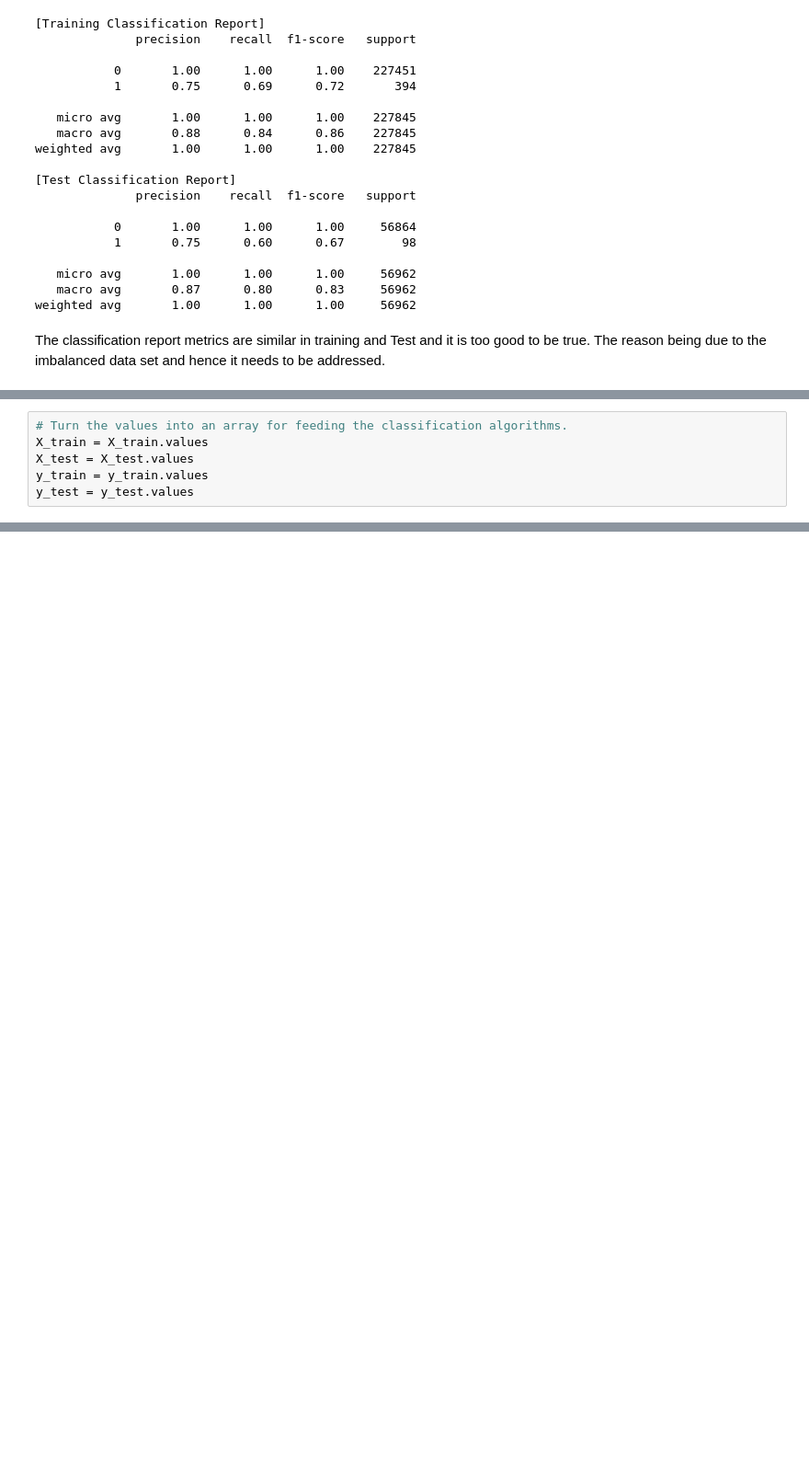
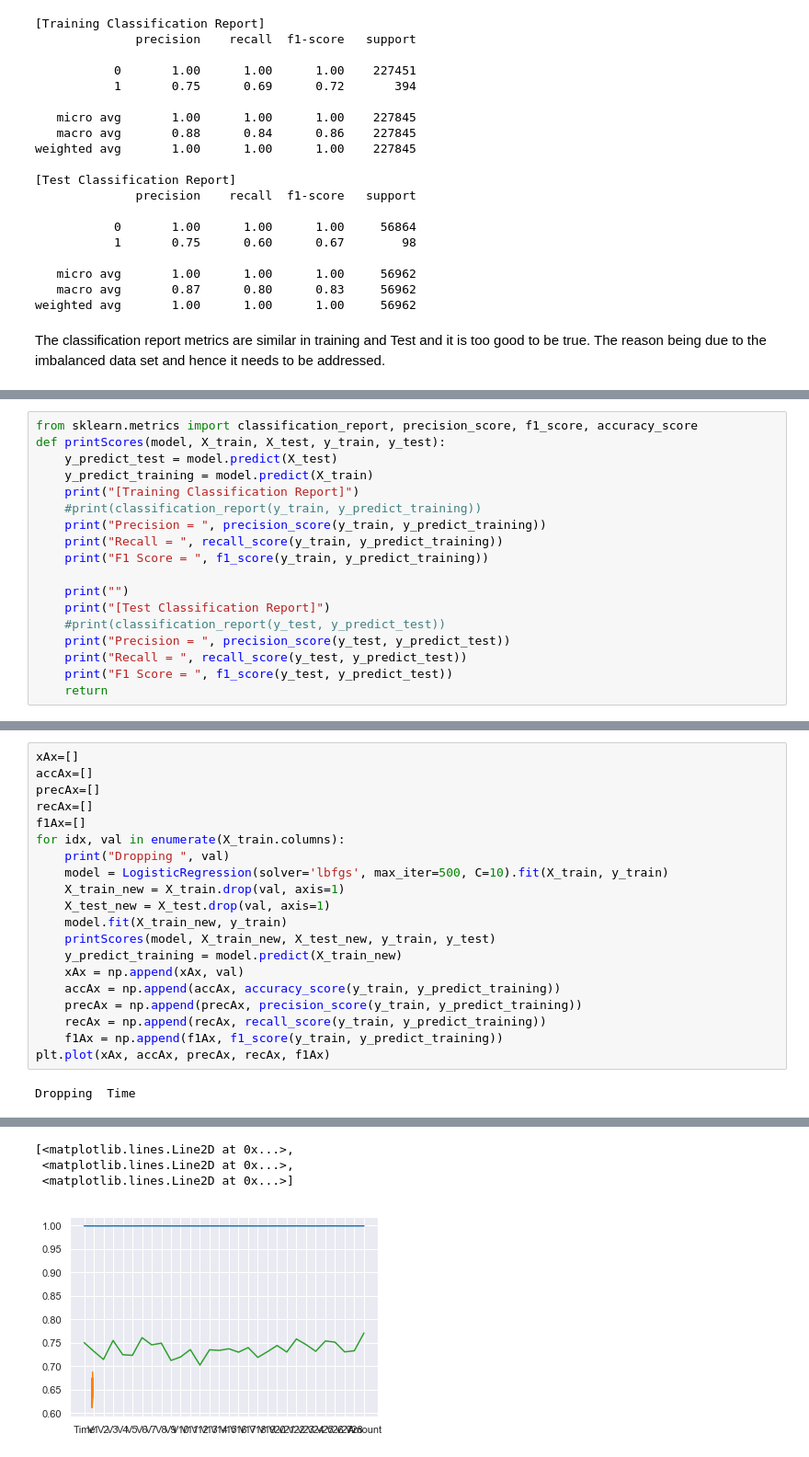
Before and after one commit to harineem1/Springboard01, a Jupyter notebook: Capstone/Capstone 1/Code/CP1 Using Logistic Regression.ipynb, the cells around one changed output, grey strips where cells are left out. Shown at 92% size. Cells and saved outputs as stored; diff of their text form; blank space fills up the shorter version.

```diff
--- a/Capstone/Capstone 1/Code/CP1 Using Logistic Regression.ipynb
+++ b/Capstone/Capstone 1/Code/CP1 Using Logistic Regression.ipynb
@@ -347,6 +269,0 @@ X_train, X_test, y_train, y_test = train_test_split(X, y, test_size=0.2, random_
-# %%
-# Turn the values into an array for feeding the classification algorithms.
-X_train = X_train.values
-X_test = X_test.values
-y_train = y_train.values
-y_test = y_test.values
@@ -495,0 +272,18 @@ print (undersample_score)
+# %%
+from sklearn.metrics import classification_report, precision_score, f1_score, accuracy_score
+def printScores(model, X_train, X_test, y_train, y_test):
+    y_predict_test = model.predict(X_test)
+    y_predict_training = model.predict(X_train)
+    print("[Training Classification Report]")
+    #print(classification_report(y_train, y_predict_training))
+    print("Precision = ", precision_score(y_train, y_predict_training))
+    print("Recall = ", recall_score(y_train, y_predict_training))
+    print("F1 Score = ", f1_score(y_train, y_predict_training))
+
+    print("")
+    print("[Test Classification Report]")
+    #print(classification_report(y_test, y_predict_test))
+    print("Precision = ", precision_score(y_test, y_predict_test))
+    print("Recall = ", recall_score(y_test, y_predict_test))
+    print("F1 Score = ", f1_score(y_test, y_predict_test))
+    return
@@ -495,0 +302,22 @@ print (undersample_score)
+# %%
+xAx=[]
+accAx=[]
+precAx=[]
+recAx=[]
+f1Ax=[]
+for idx, val in enumerate(X_train.columns):
+    print("Dropping ", val)
+    model = LogisticRegression(solver='lbfgs', max_iter=500, C=10).fit(X_train, y_train)
+    X_train_new = X_train.drop(val, axis=1)
+    X_test_new = X_test.drop(val, axis=1)
+    model.fit(X_train_new, y_train)
+    printScores(model, X_train_new, X_test_new, y_train, y_test)
+    y_predict_training = model.predict(X_train_new)
+    xAx = np.append(xAx, val)
+    accAx = np.append(accAx, accuracy_score(y_train, y_predict_training))
+    precAx = np.append(precAx, precision_score(y_train, y_predict_training))
+    recAx = np.append(recAx, recall_score(y_train, y_predict_training))
+    f1Ax = np.append(f1Ax, f1_score(y_train, y_predict_training))
+plt.plot(xAx, accAx, precAx, recAx, f1Ax)
+# %% [output]
+Dropping  Time
@@ -495,0 +392,4 @@ print (undersample_score)
+[<matplotlib.lines.Line2D at 0x...>,
+ <matplotlib.lines.Line2D at 0x...>,
+ <matplotlib.lines.Line2D at 0x...>]
+[figure, added]
```
Also changed, not shown: parts of 31 cells of this notebook.
